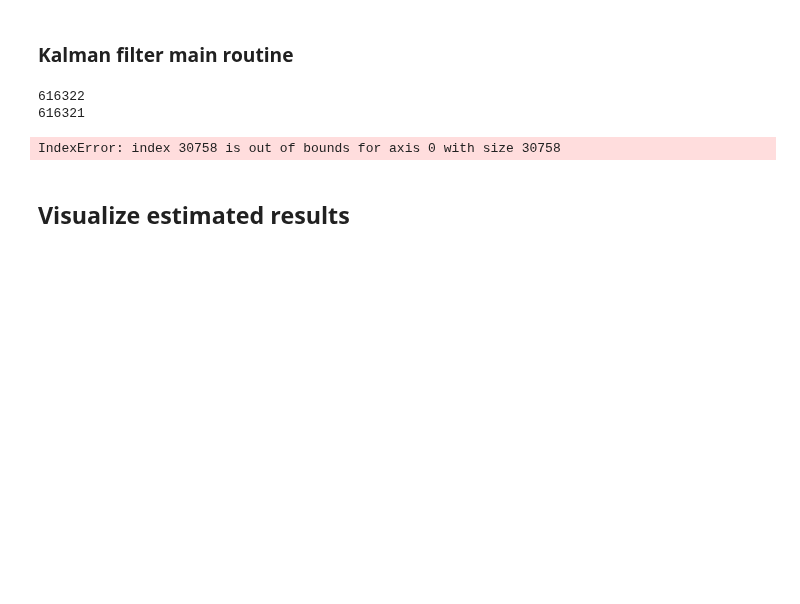
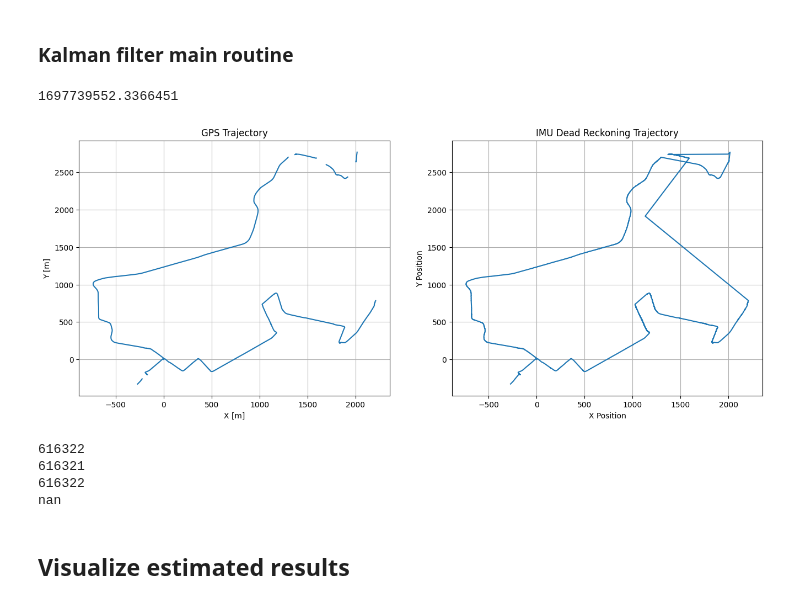
Before and after one commit to meuliano/AutonomousFieldRobotics, a Jupyter notebook: HW5/hw5_euliano.ipynb, the cells around one changed output. Cells and saved outputs as stored; diff of their text form; code cells hidden in the pictures; blank space fills up the shorter version.

```diff
--- a/HW5/hw5_euliano.ipynb
+++ b/HW5/hw5_euliano.ipynb
@@ -218,0 +217,5 @@ my_gps_data = interpolate_gps_data(imu_time.index[:], gps_time.index[:], gps_x,
+# %%
+gps_timestamps = gps_time.index[np.logical_not(np.isnan(gps_x))]
+print(gps_timestamps[0])
+# %% [output]
+1697739552.3366451
@@ -219,9 +236,31 @@ my_gps_data = interpolate_gps_data(imu_time.index[:], gps_time.index[:], gps_x,
+# %%
+fig, ax = plt.subplots(1, 2, figsize=(16, 6))
+ax[0].plot(gps_x, gps_y)
+ax[0].set_xlabel('X [m]')
+ax[0].set_ylabel('Y [m]')
+ax[0].set_title('GPS Trajectory')
+ax[0].grid()
+
+# Plot the dead reckoning trajectory
+ax[1].plot(my_gps_x, my_gps_y)
+ax[1].set_xlabel('X Position')
+ax[1].set_ylabel('Y Position')
+ax[1].set_title('IMU Dead Reckoning Trajectory')
+ax[1].grid()
+# %% [output]
+[figure, added]
 # %%
 print(len(my_gps_data))
 print(len(imu_v))
+
+print(len(my_gps_y))
+
+print(my_gps_data[1000][0])
 # %% [output]
 616322
 616321
+616322
+nan
 # %%
 from extended_kalman_filter import ExtendedKalmanFilter as EKF
 from utils import normalize_angles
@@ -242,7 +281,7 @@ var_y = [P[1, 1],]
 var_theta = [P[2, 2],]
 
 t_last = 0.
-for t_idx in range(1, N):
+for t_idx in range(1, N-1):
     t = imu_time.index[t_idx]
     dt = t - t_last
 
@@ -261,8 +300,8 @@ for t_idx in range(1, N):
 
     # get measurement `z = [x, y] + noise`
     z = np.array([
-        gps_x[t_idx],
-        gps_y[t_idx]
+        my_gps_x[t_idx],
+        my_gps_y[t_idx]
     ])
 
     # update!
@@ -288,8 +327,6 @@ mu_theta = np.array(mu_theta)
 var_x = np.array(var_x)
 var_y = np.array(var_y)
 var_theta = np.array(var_theta)
-# %% [output]
-IndexError: index 30758 is out of bounds for axis 0 with size 30758
 # %% [markdown]
 ## Visualize estimated results
 # %% [markdown]
```
Also changed, not shown: parts of 4 cells of this notebook.
